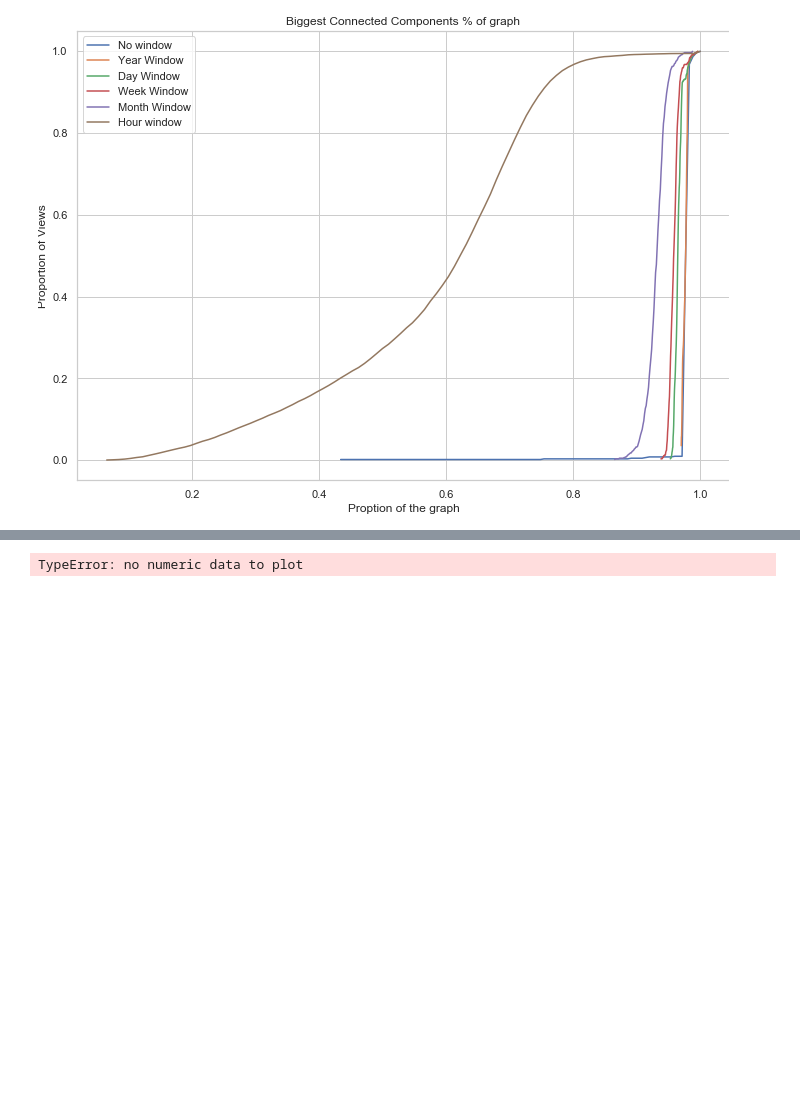
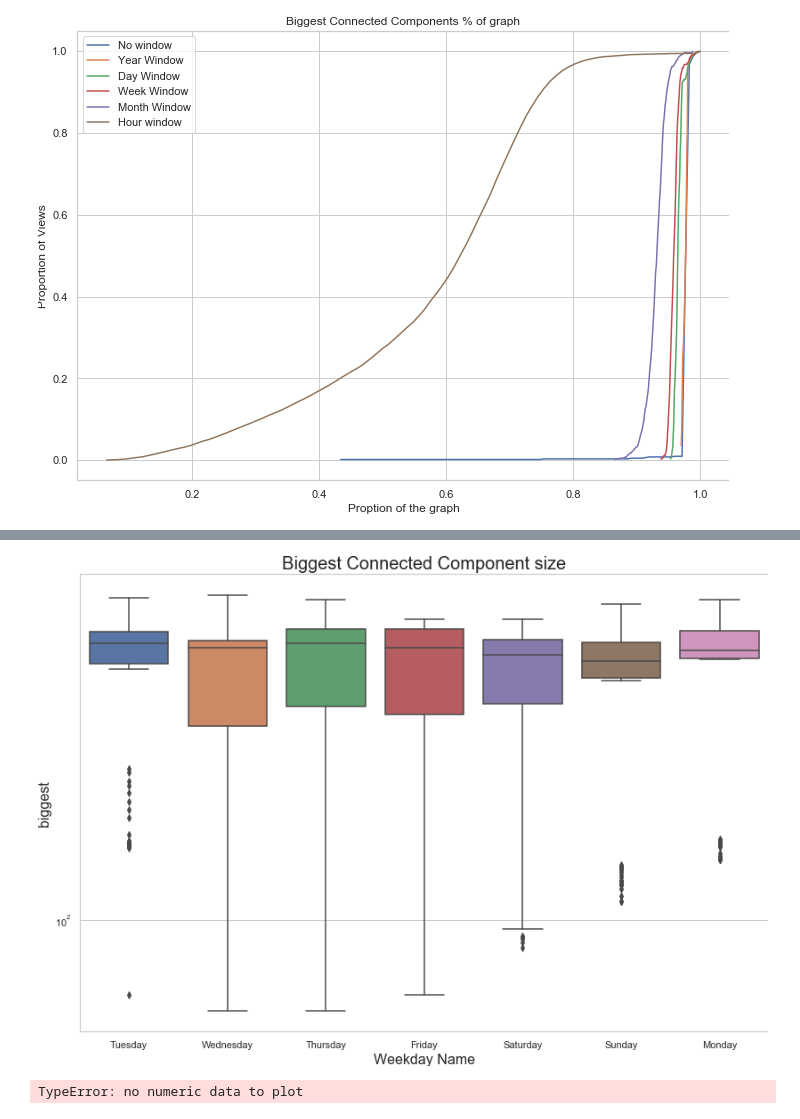
Before and after one commit to miratepuffin/Raphtory-Plots, a Jupyter notebook: Gab Plots.ipynb, the cells around one changed output, grey strips where cells are left out. Drawn from its saved outputs; the diff is of its cells as text; code cells hidden in the pictures; blank space fills up the shorter version.

```diff
--- a/Gab Plots.ipynb
+++ b/Gab Plots.ipynb
@@ -158,3 +203,44 @@ fullPlot('proportion','Biggest Connected Components % of graph','Proption of the
+# %%
+def weekly_plot(toPlot, title, x, y, scale):
+
+    a4_dims = (11.7, 8.27)
+    fig, ax = plt.subplots(figsize=a4_dims)
+    plt.title(title,fontsize=20)
+    plt.xlabel(x,fontsize=16)
+    plt.ylabel(y,fontsize=16)
+    ax.set_yscale(scale)
+
+    daywindow=86400000
+
+    with open('CC/cc.json') as json_file:
+        cc1 = json.load(json_file)
+        json_file.close()
+
+    cc1= pd.DataFrame(cc1['views'])
+    cc1['time'] = pd.to_datetime(cc1['time'],unit='ms')
+    cc1 = cc1[cc1['total'] != 0]
+    data = cc1[cc1['windowsize'] == daywindow]
+    data = data.set_index('time')
+    data['Weekday Name'] = data.index.weekday_name
+    data = data[data['total']!=0]
+    means = data.groupby(data.index.weekday_name).mean()
+    sds = data.groupby(data.index.weekday_name).std()
+
+    ax=sns.boxplot(data=data, x='Weekday Name', y=toPlot)
+    #ax.fill_between(means.index, means[toPlot]-sds[toPlot]/2.0, means[toPlot]+sds[toPlot]/2.0, alpha=0.3)
+
+    #plt.legend(loc = 'lower left')
+    plt.tight_layout()
+    plt.savefig("Graphs/Weekday_"+y.replace(" ","_")+".png")
+    plt.show()
+
+#weekly_plot('proportion','Biggest Connected Components % of graph','Weekday Name','Proportion of Graph','linear')
+
+weekly_plot('biggest','Biggest Connected Component size','Weekday Name','Largest connected Component','log')
+
+#weekly_plot('totalWithoutIslands','Total Connected Components','Weekday Name','Total Connected Components','linear')
+# %% [output]
+[figure, added]
 # %%
 def fullPlot(toPlot,title,x,y,scale,start,end):
     windows = [31536000000,2592000000,604800000,86400000]
```
Also changed, not shown: parts of 1 cell of this notebook, 4 other files.
